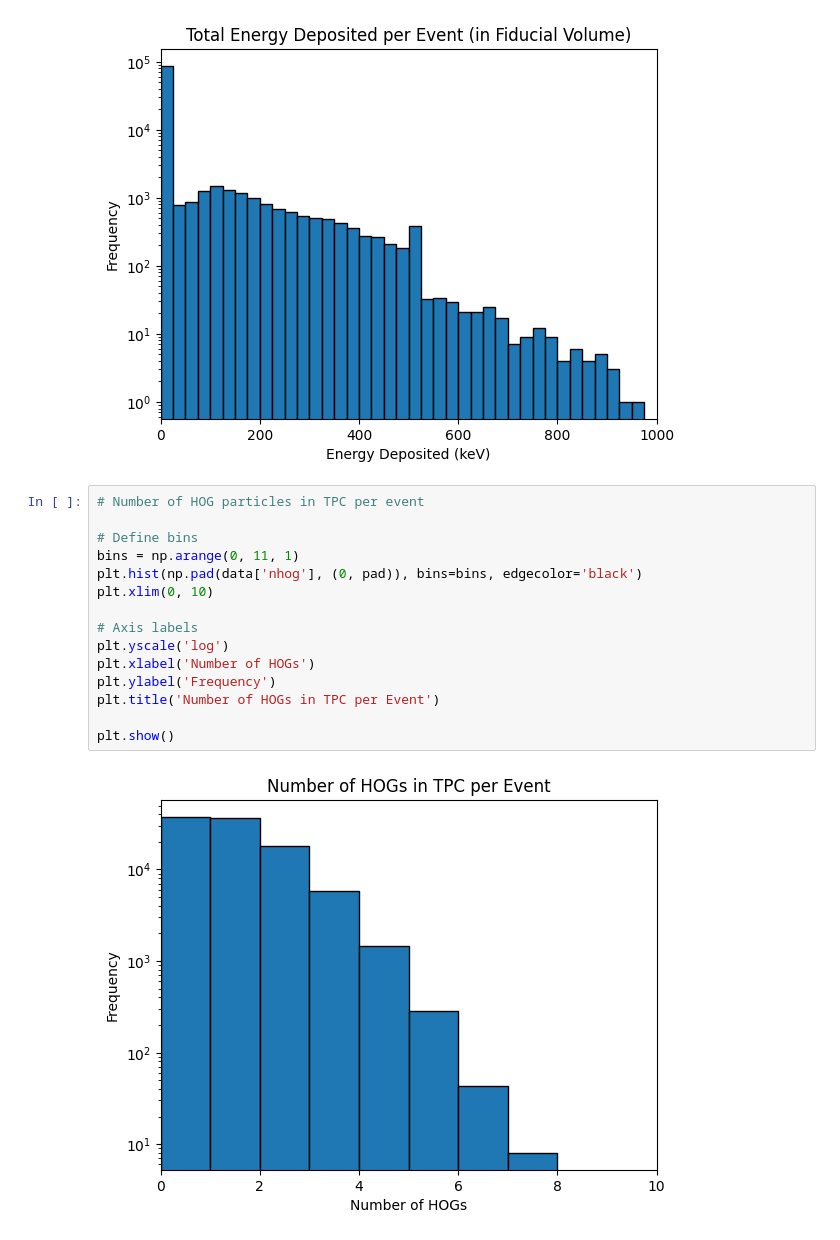
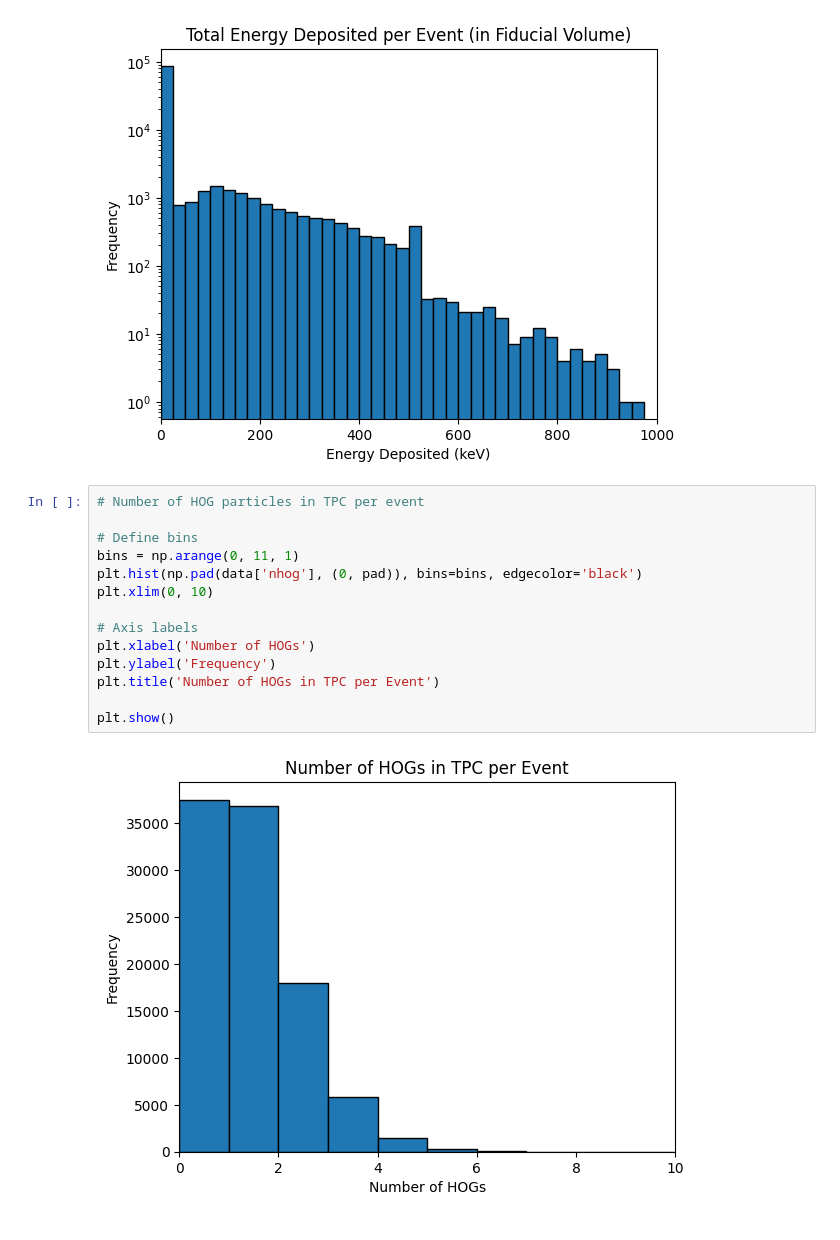
Before and after one commit to vaccarojohn/SNeNDSim, a Jupyter notebook: edepsim/hog/hog_unshielded_data.ipynb, the cells around one changed output. Drawn from its saved outputs; the diff is of its cells as text.

```diff
--- a/edepsim/hog/hog_unshielded_data.ipynb
+++ b/edepsim/hog/hog_unshielded_data.ipynb
@@ -132,17 +132,16 @@ plt.show()
 # %%
 # Number of HOG particles in TPC per event
 
 # Define bins
 bins = np.arange(0, 11, 1)
 plt.hist(np.pad(data['nhog'], (0, pad)), bins=bins, edgecolor='black')
 plt.xlim(0, 10)
 
 # Axis labels
-plt.yscale('log')
 plt.xlabel('Number of HOGs')
 plt.ylabel('Frequency')
 plt.title('Number of HOGs in TPC per Event')
 
 plt.show()
 # %% [output]
-[figure, old version]
+[figure, new version]
```
Also changed, not shown: 1 other file.
